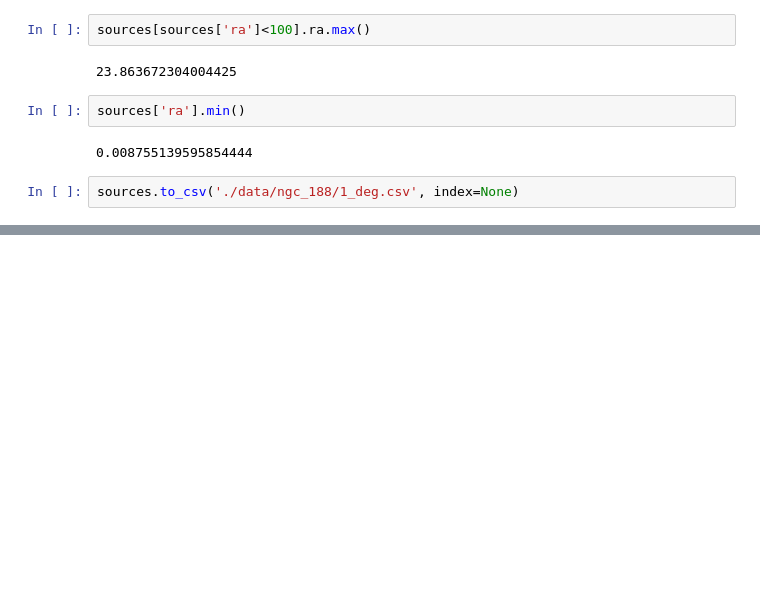
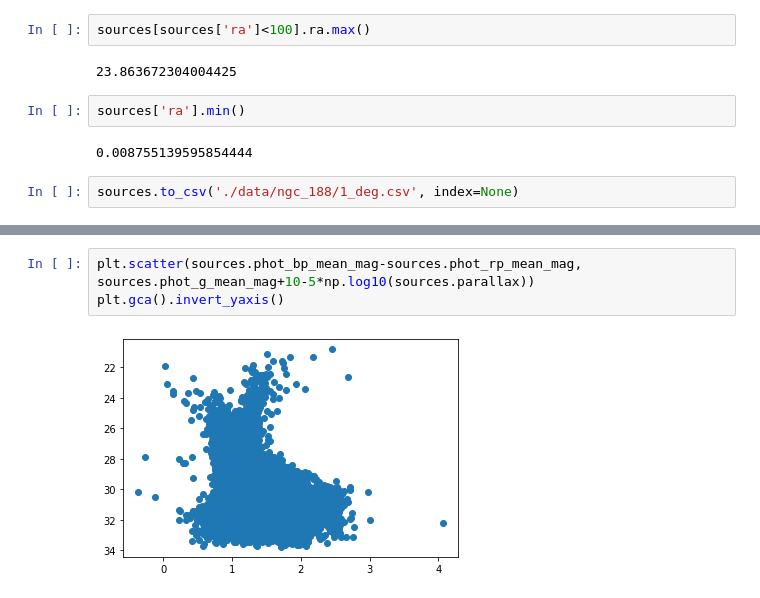
Before and after one commit to maja-jablonska/blue-stragglers-with-gaia, a Jupyter notebook: ngc_188_download_data.ipynb, the cells around one changed output, grey strips where cells are left out. Cells and saved outputs as stored; diff of their text form; blank space fills up the shorter version.

```diff
--- a/ngc_188_download_data.ipynb
+++ b/ngc_188_download_data.ipynb
@@ -85,0 +90,5 @@ plt.legend(loc='lower right', fontsize=14)
+# %%
+plt.scatter(sources.phot_bp_mean_mag-sources.phot_rp_mean_mag, sources.phot_g_mean_mag+10-5*np.log10(sources.parallax))
+plt.gca().invert_yaxis()
+# %% [output]
+[figure, added]
```
Also changed, not shown: parts of 4 cells of this notebook, 4 other files.
